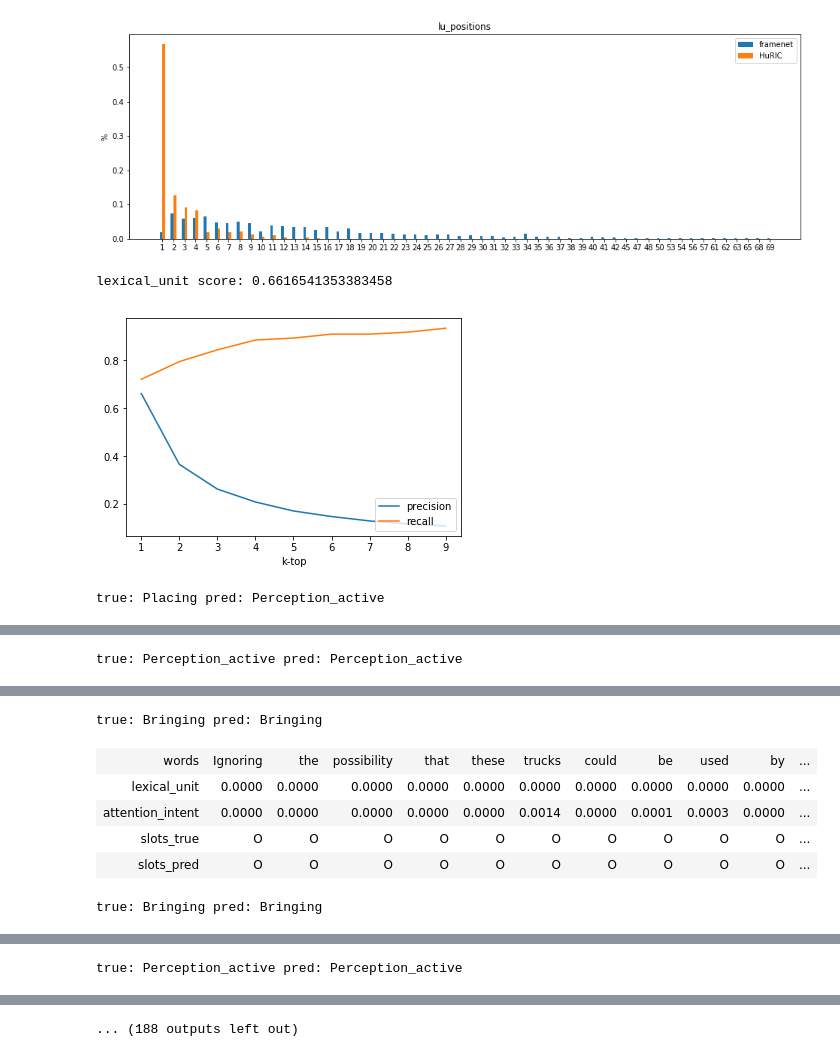
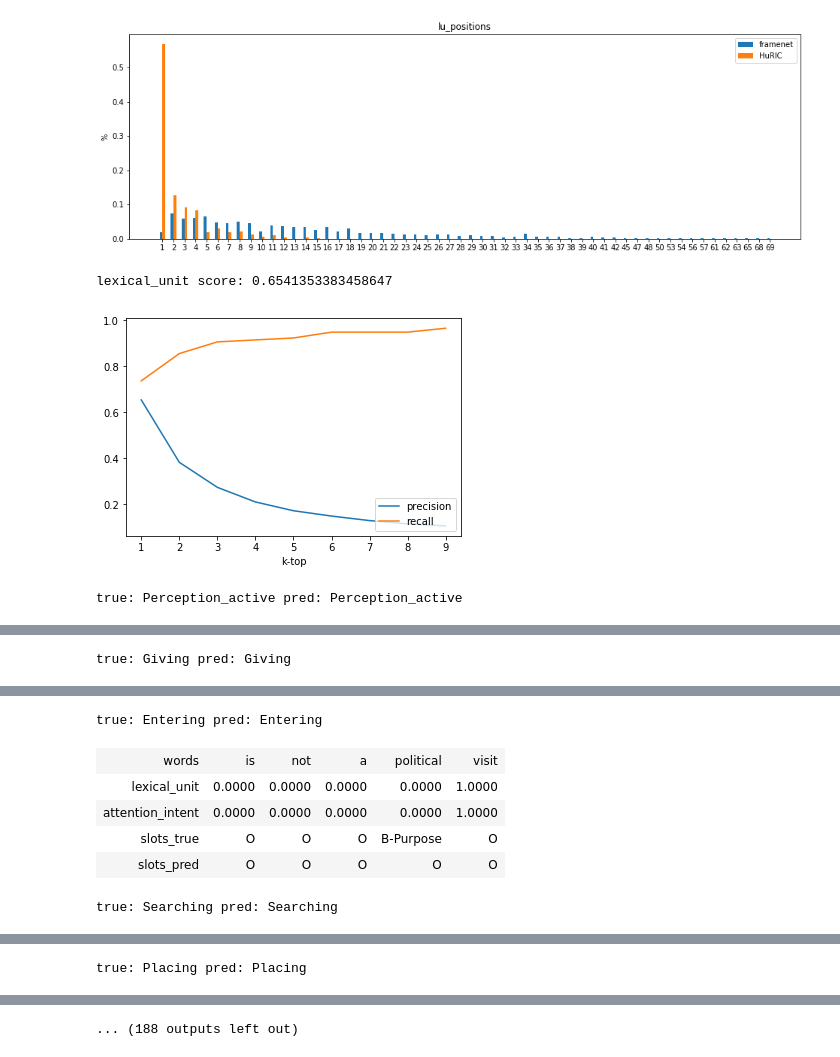
Before and after one commit to kmi-robots/hri-huric-rnn, a Jupyter notebook: notebooks/framenet_analysis.ipynb, the cells around one changed output, grey strips where cells are left out. Cells and saved outputs as stored; diff of their text form; code cells hidden in the pictures.

Commit message:
new data for framenet analysis

```diff
--- a/notebooks/framenet_analysis.ipynb
+++ b/notebooks/framenet_analysis.ipynb
@@ -4,8 +4,8 @@ import utils
 FRAMENET_LOCATION = '../data/framenet/subset/source'
 HURIC_LOCATION = '../data/huric_eb/modern/source'
 
-FOLDER_3_FRAMENET_R='../nlunetwork/results/eval_loss_both_slottype_full_we_large_recurrent_cell_lstm_attention_both_three_stages_true___hyper:LABEL_EMB_SIZE=64,LSTM_SIZE=128,BATCH_SIZE=2,MAX_EPOCHS=10/framenet/subset_right'
-FOLDER_3_FRAMENET_B='../nlunetwork/results/eval_loss_both_slottype_full_we_large_recurrent_cell_lstm_attention_both_three_stages_true___hyper:LABEL_EMB_SIZE=64,LSTM_SIZE=128,BATCH_SIZE=2,MAX_EPOCHS=10/framenet/subset_both'
+FOLDER_3_FRAMENET_R='../nlunetwork/results/framenet/results/eval_loss_both_slottype_full_we_large_recurrent_cell_lstm_attention_both_three_stages_true___hyper:LABEL_EMB_SIZE=64,LSTM_SIZE=128,BATCH_SIZE=2,MAX_EPOCHS=100/framenet/subset_right'
+FOLDER_3_FRAMENET_B='../nlunetwork/results/framenet/results/eval_loss_both_slottype_full_we_large_recurrent_cell_lstm_attention_both_three_stages_true___hyper:LABEL_EMB_SIZE=64,LSTM_SIZE=128,BATCH_SIZE=2,MAX_EPOCHS=100/framenet/subset_both'
 # %%
 stats = utils.get_corpus_complexity_statistics(FRAMENET_LOCATION)
 for stat_name, stat in stats.items():
@@ -26,11 +26,11 @@ lu_positions [(1, 14), (2, 53), (3, 42), (4, 45), (5, 47), (6, 34), (7, 33), (8,
 [figure]
 # %%
 # evaluate the framenet subdataset by the trimming strategy 'right'
-samples = utils.load_json(FOLDER_3_FRAMENET_R, 9)
+samples = utils.load_json(FOLDER_3_FRAMENET_R, 99)
 print('lexical_unit score:', utils.align_accuracy_argmax(samples))
 utils.align_score(samples, 100)
 utils.display_all(samples, False, False, False, 100)
 # %% [output]
-lexical_unit score: 0.6616541353383458
+lexical_unit score: 0.6541353383458647
-[figure, old version]
+[figure, new version]
-true: Placing pred: Perception_active
+true: Perception_active pred: Perception_active
@@ -42 +42 @@ true: Placing pred: Perception_active
-true: Perception_active pred: Perception_active
+true: Giving pred: Giving
@@ -48,7 +48,7 @@ true: Perception_active pred: Perception_active
-true: Bringing pred: Bringing
+true: Entering pred: Entering
-| words | Ignoring | the | possibility | that | these | trucks | could | be | used | by | ... |
-| lexical_unit | 0.0000 | 0.0000 | 0.0000 | 0.0000 | 0.0000 | 0.0000 | 0.0000 | 0.0000 | 0.0000 | 0.0000 | ... |
-| attention_intent | 0.0000 | 0.0000 | 0.0000 | 0.0000 | 0.0000 | 0.0014 | 0.0000 | 0.0001 | 0.0003 | 0.0000 | ... |
-| slots_true | O | O | O | O | O | O | O | O | O | O | ... |
-| slots_pred | O | O | O | O | O | O | O | O | O | O | ... |
+| words | is | not | a | political | visit |
+| lexical_unit | 0.0000 | 0.0000 | 0.0000 | 0.0000 | 1.0000 |
+| attention_intent | 0.0000 | 0.0000 | 0.0000 | 0.0000 | 1.0000 |
+| slots_true | O | O | O | B-Purpose | O |
+| slots_pred | O | O | O | O | O |
-true: Bringing pred: Bringing
+true: Searching pred: Searching
@@ -60 +60 @@ true: Bringing pred: Bringing
-true: Perception_active pred: Perception_active
+true: Placing pred: Placing
```
Also changed, not shown: parts of 2 cells of this notebook, 1 other file.
